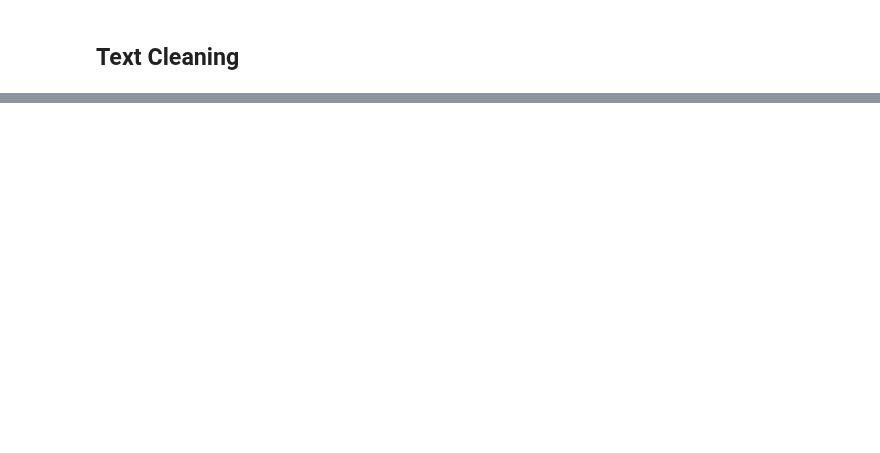
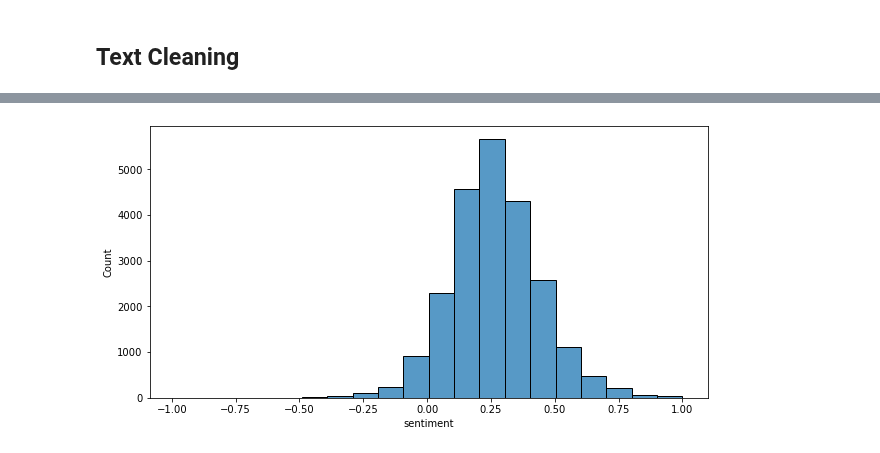
Before and after one commit to broepke/DATA110, a Jupyter notebook: Week 11/DATA110-Week11-Midterm-broepke.ipynb, the cells around one changed output, grey strips where cells are left out. Saved outputs shown, nothing was run; the diff lists cells and outputs as text; code cells hidden in the pictures; blank space fills up the shorter version.

```diff
--- a/Week 11/DATA110-Week11-Midterm-broepke.ipynb
+++ b/Week 11/DATA110-Week11-Midterm-broepke.ipynb
@@ -456,0 +371,2 @@ sid.polarity_scores(df['Text'][2])
+# %%
+df['Text_Processed'] = df['Text'].apply(lambda x: process_string(x, stem='Lem'))
@@ -457,2 +386,13 @@ sid.polarity_scores(df['Text'][2])
+# %%
+def get_sentiment(x):
+    '''using TextBlob, get the sentiment score for a given body of text'''
+    blob = TextBlob(x)
+    return blob.sentiment.polarity
+# %%
+# Apply the Polarity Scoring from TextBlob
+df['sentiment'] = df['Text'].apply(lambda x: get_sentiment(x))
+# %%
+# Create a few extra columns to aid in the analysis
+df['sentiment_label'] = df['sentiment'].apply(lambda x: 1 if x >= 0 else 0)
 # %%
 df.head()
@@ -459,3 +406,5 @@ df.head()
 # %%
 plt.figure(figsize=(10, 5))
-sns.histplot(df, x='compound', palette="tab20c", bins=10);
+sns.histplot(df, x='sentiment', palette="tab20c", bins=20);
+# %% [output]
+[figure, added]
```
Also changed, not shown: parts of 44 cells of this notebook.
